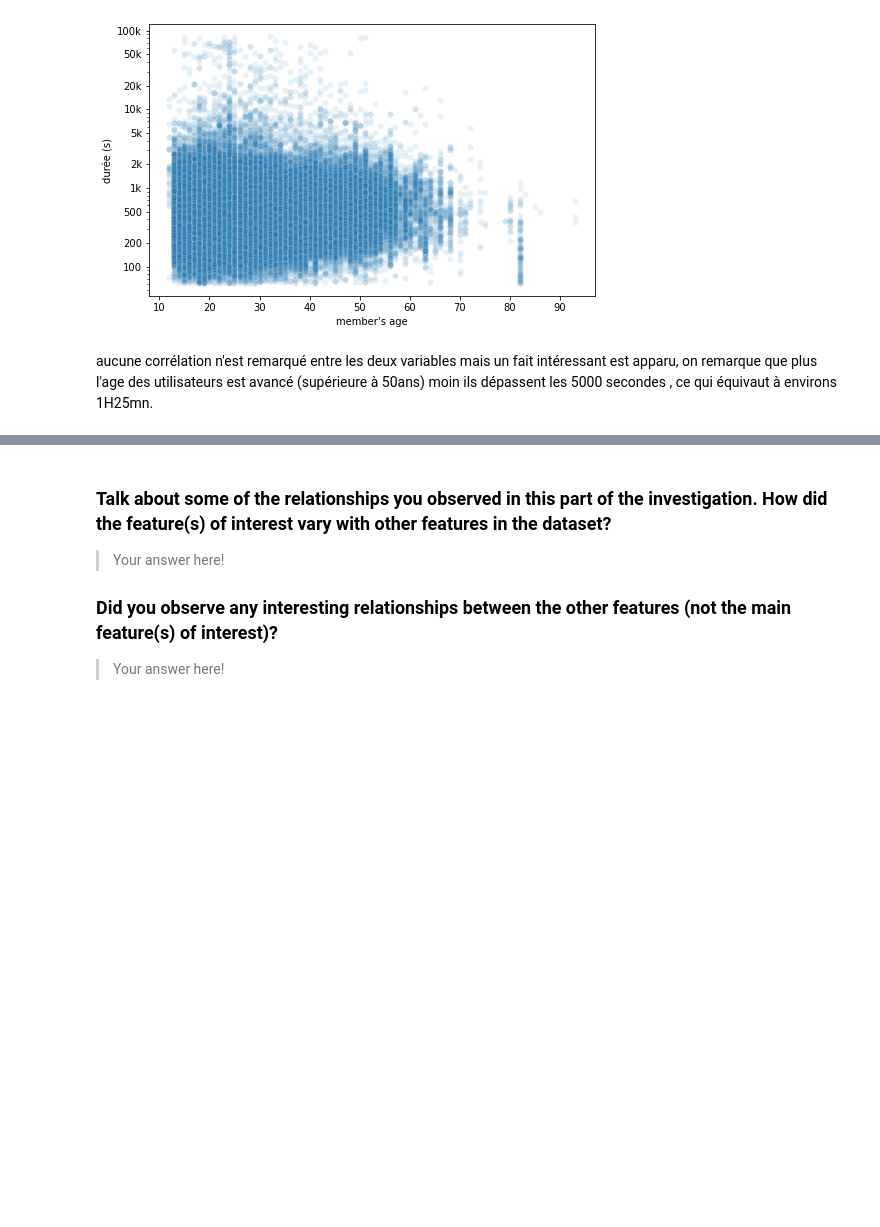
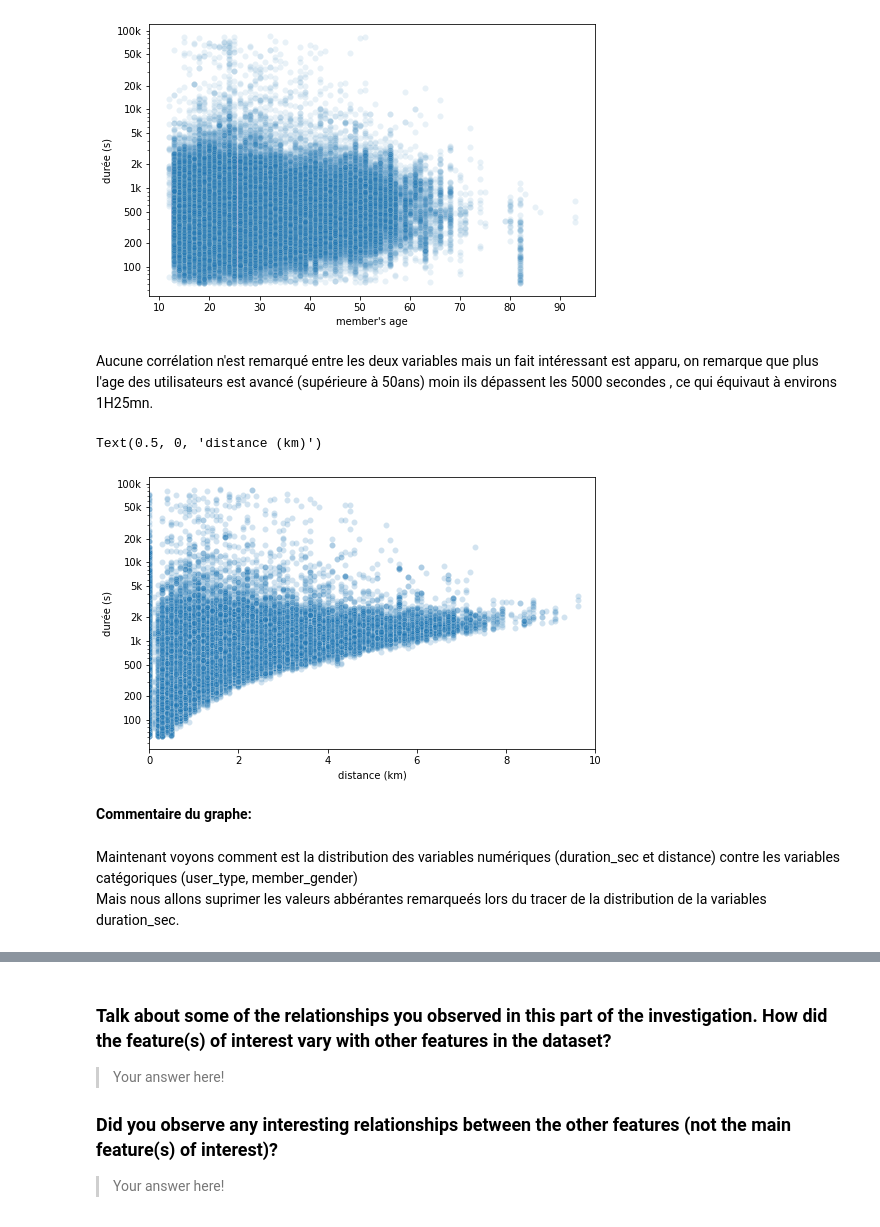
Before and after one commit to ibsom/system_ford_gobike, a Jupyter notebook: Part_I_exploration_FordGoBike.ipynb, the cells around one changed output, grey strips where cells are left out. Drawn from its saved outputs; the diff is of its cells as text; code cells hidden in the pictures; blank space fills up the shorter version.

```diff
--- a/Part_I_exploration_FordGoBike.ipynb
+++ b/Part_I_exploration_FordGoBike.ipynb
@@ -432,4 +432,23 @@ plt.xlabel("member's age")
 Text(0.5, 0, "member's age")
 [figure]
 # %% [markdown]
-aucune corrélation n'est remarqué entre les deux variables mais un fait intéressant est apparu, on remarque que plus l'age des utilisateurs est avancé (supérieure à 50ans) moin ils dépassent les 5000 secondes , ce qui équivaut à environs 1H25mn.
+Aucune corrélation n'est remarqué entre les deux variables mais un fait intéressant est apparu, on remarque que plus l'age des utilisateurs est avancé (supérieure à 50ans) moin ils dépassent les 5000 secondes , ce qui équivaut à environs 1H25mn.
+# %%
+plt.figure(figsize = [8, 5])
+
+sb.scatterplot(data = df_bike, x = 'distance', y = 'duration_sec', alpha = 0.2)
+
+plt.yscale('log')
+plt.yticks([1e2, 2e2, 5e2, 1e3, 2e3, 5e3, 1e4, 2e4, 5e4, 1e5], ['100', '200', '500', '1k', '2k', '5k', '10k', '20k', '50k', '100k'])
+plt.ylabel('durée (s)');
+
+plt.xlim([0, 10])
+plt.xlabel("distance (km)")
+# %% [output]
+Text(0.5, 0, 'distance (km)')
+[figure, added]
+# %% [markdown]
+**Commentaire du graphe:**
+# %% [markdown]
+Maintenant voyons comment est la distribution des variables numériques (duration_sec et distance) contre les variables catégoriques (user_type, member_gender)
+Mais nous allons suprimer les valeurs abbérantes remarqueés lors du tracer de la distribution de la variables duration_sec.
```
Also changed, not shown: parts of 4 cells of this notebook.
